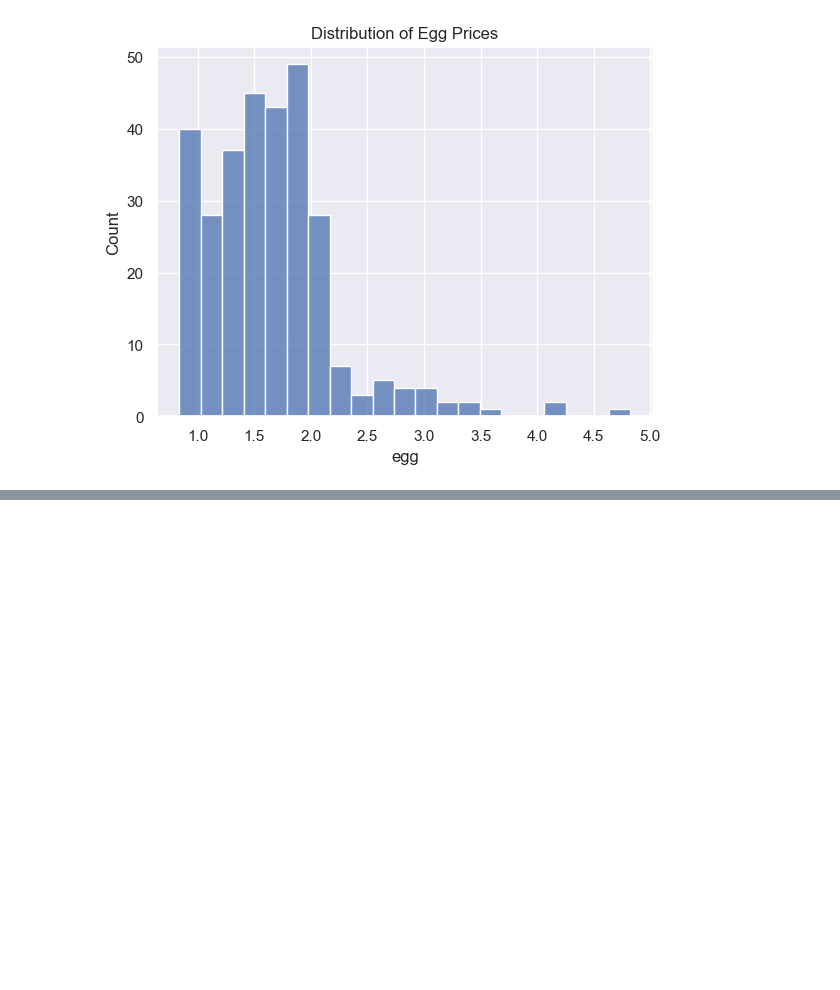
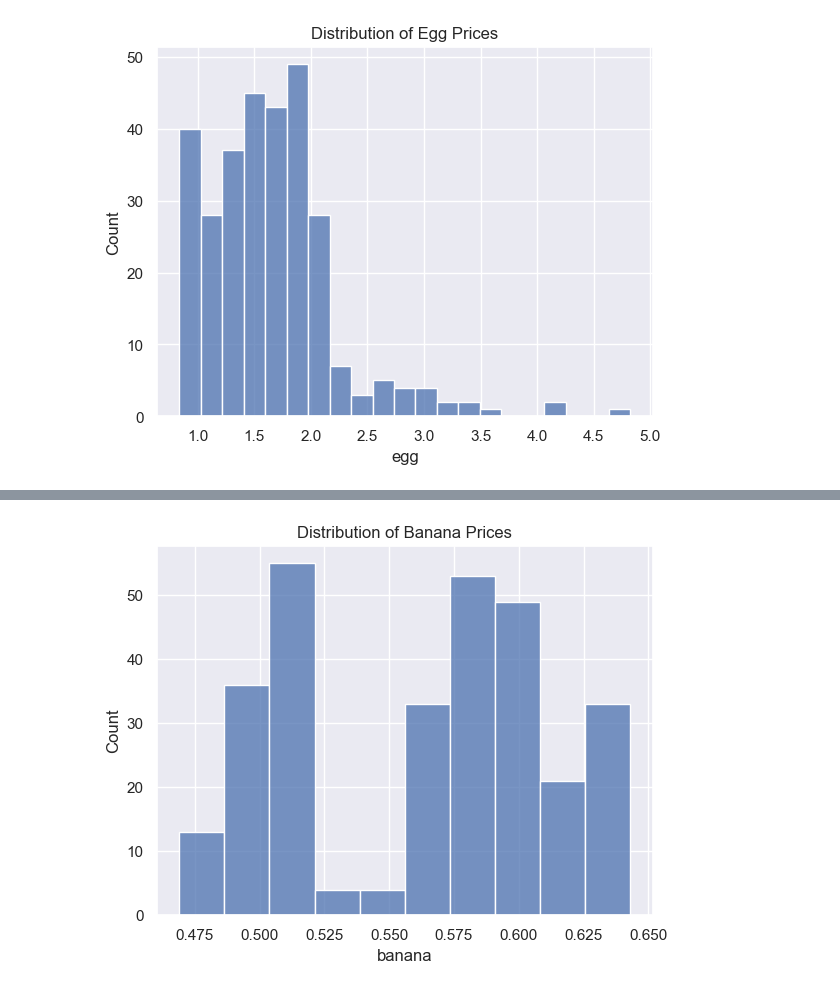
Before and after one commit to matthewjchin/grocerypriceanalysis, a Jupyter notebook: fred_groceries_eda.ipynb, the cells around one changed output, grey strips where cells are left out. Cells and saved outputs as stored; diff of their text form; code cells hidden in the pictures; blank space fills up the shorter version.

```diff
--- a/fred_groceries_eda.ipynb
+++ b/fred_groceries_eda.ipynb
@@ -304,0 +329,6 @@ plt.show()
+# %%
+sns.histplot(groceries_df['banana'])
+plt.title('Distribution of Banana Prices')
+plt.show()
+# %% [output]
+[figure, added]
```
Also changed, not shown: parts of 7 cells of this notebook, 1 other file.
